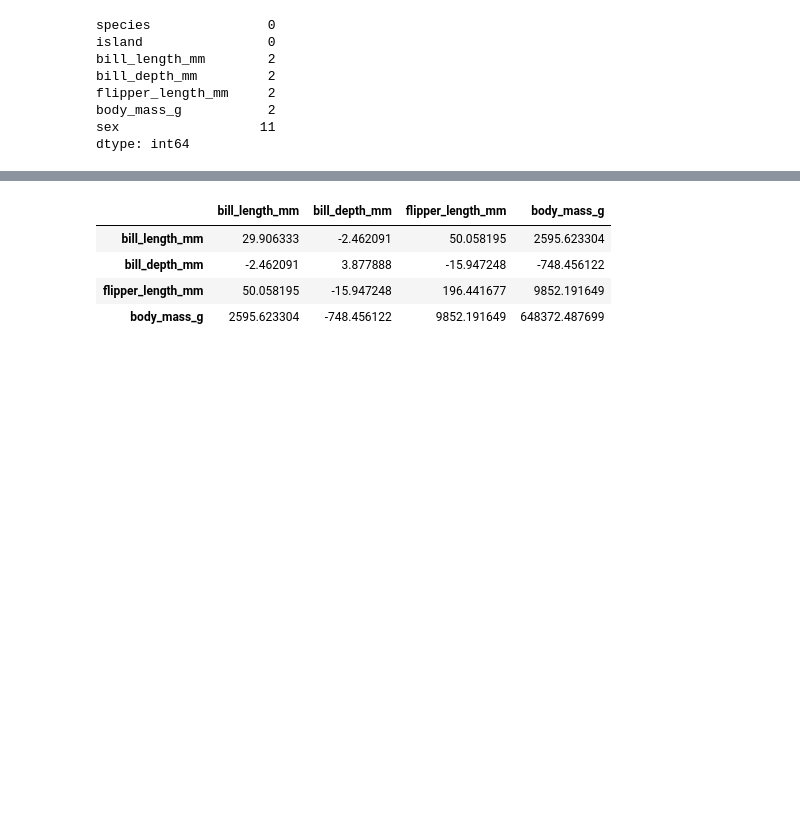
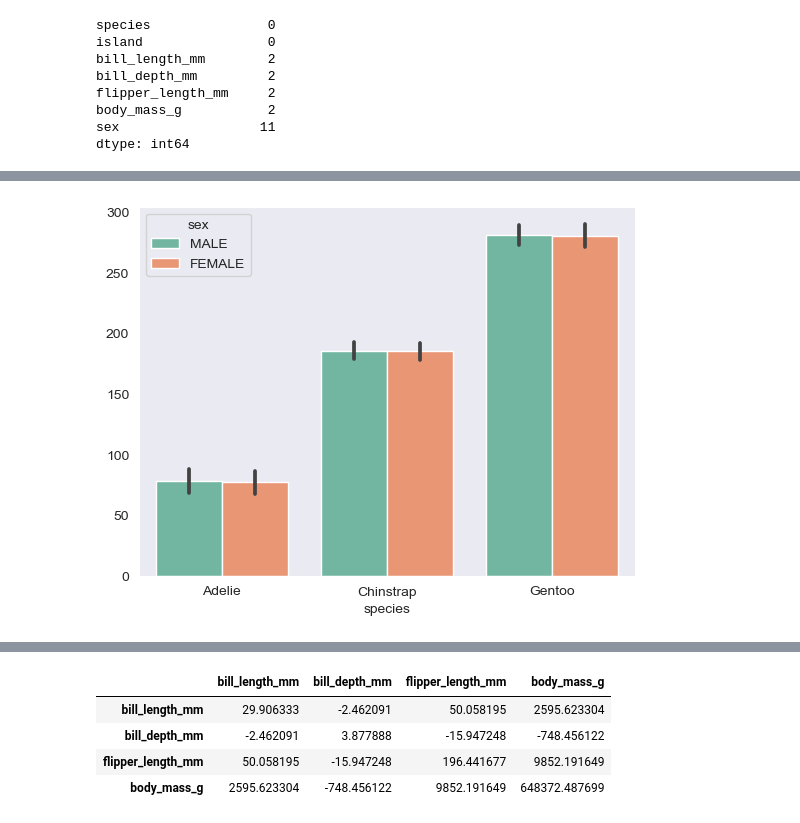
Before and after one commit to lmacakova/pda.assessment, a Jupyter notebook: penguins.ipynb, the cells around one changed output, grey strips where cells are left out. Cells and saved outputs as stored; diff of their text form; code cells hidden in the pictures; blank space fills up the shorter version.

```diff
--- a/penguins.ipynb
+++ b/penguins.ipynb
@@ -79,0 +128,5 @@ df.describe(include='all')
+# %%
+with sns.color_palette("Set2"):
+    sns.barplot(df, x='species', y=df.species.index, hue='sex')
+# %% [output]
+[figure, added]
```
Also changed, not shown: parts of 17 cells of this notebook.
